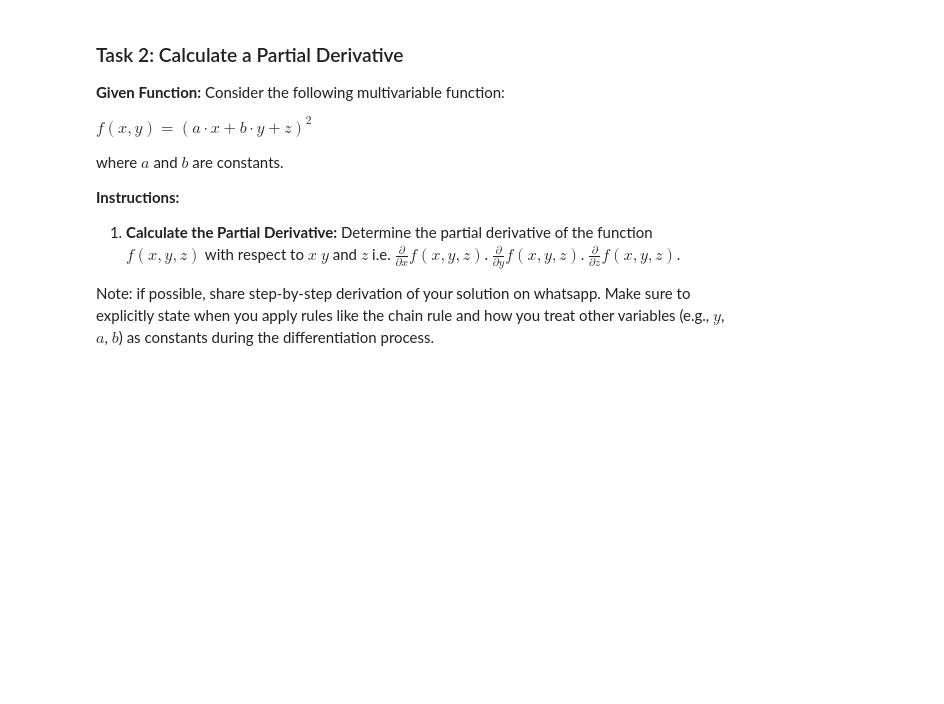
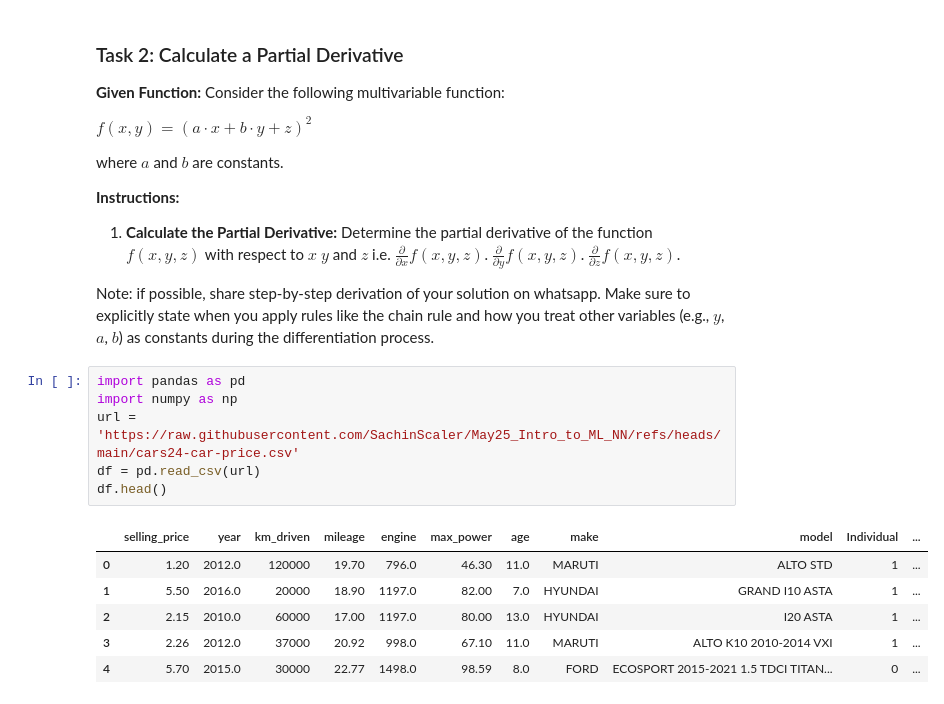
Before and after one commit to SachinScaler/May25_Intro_to_ML_NN, a Jupyter notebook: ML_Linear_Regression_2.ipynb, the cells around one changed output. Cells and saved outputs as stored; diff of their text form; blank space fills up the shorter version.

```diff
--- a/ML_Linear_Regression_2.ipynb
+++ b/ML_Linear_Regression_2.ipynb
@@ -42,3 +42,16 @@ where $a$ and $b$ are constants.
 
 
 Note: if possible, share step-by-step derivation of your solution on whatsapp. Make sure to explicitly state when you apply rules like the chain rule and how you treat other variables (e.g., $y$, $a$, $b$) as constants during the differentiation process.
+# %%
+import pandas as pd
+import numpy as np
+url = 'https://raw.githubusercontent.com/SachinScaler/May25_Intro_to_ML_NN/refs/heads/main/cars24-car-price.csv'
+df = pd.read_csv(url)
+df.head()
+# %% [output]
+|  | selling_price | year | km_driven | mileage | engine | max_power | age | make | model | Individual | ... |
+| 0 | 1.20 | 2012.0 | 120000 | 19.70 | 796.0 | 46.30 | 11.0 | MARUTI | ALTO STD | 1 | ... |
+| 1 | 5.50 | 2016.0 | 20000 | 18.90 | 1197.0 | 82.00 | 7.0 | HYUNDAI | GRAND I10 ASTA | 1 | ... |
+| 2 | 2.15 | 2010.0 | 60000 | 17.00 | 1197.0 | 80.00 | 13.0 | HYUNDAI | I20 ASTA | 1 | ... |
+| 3 | 2.26 | 2012.0 | 37000 | 20.92 | 998.0 | 67.10 | 11.0 | MARUTI | ALTO K10 2010-2014 VXI | 1 | ... |
+| 4 | 5.70 | 2015.0 | 30000 | 22.77 | 1498.0 | 98.59 | 8.0 | FORD | ECOSPORT 2015-2021 1.5 TDCI TITAN... | 0 | ... |
```
Also changed, not shown: parts of 21 cells of this notebook.
